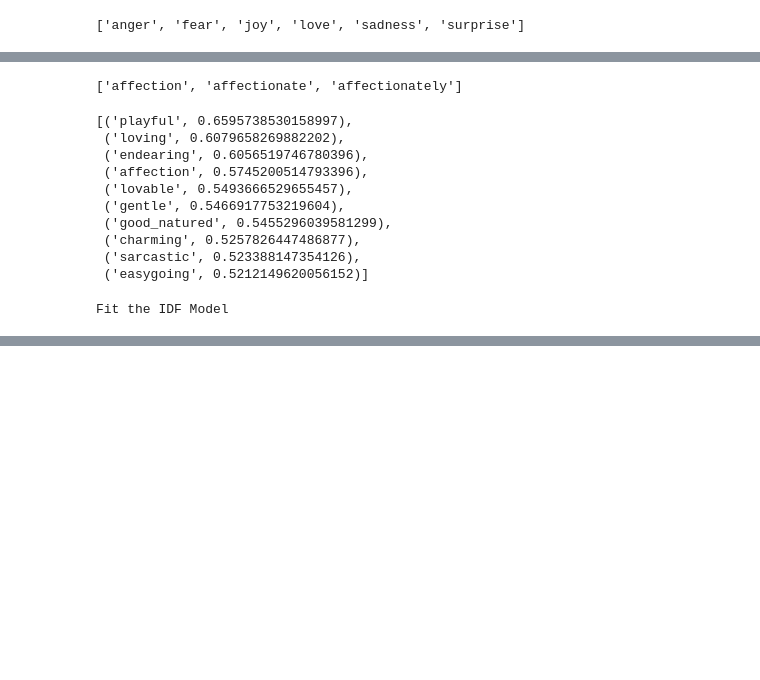
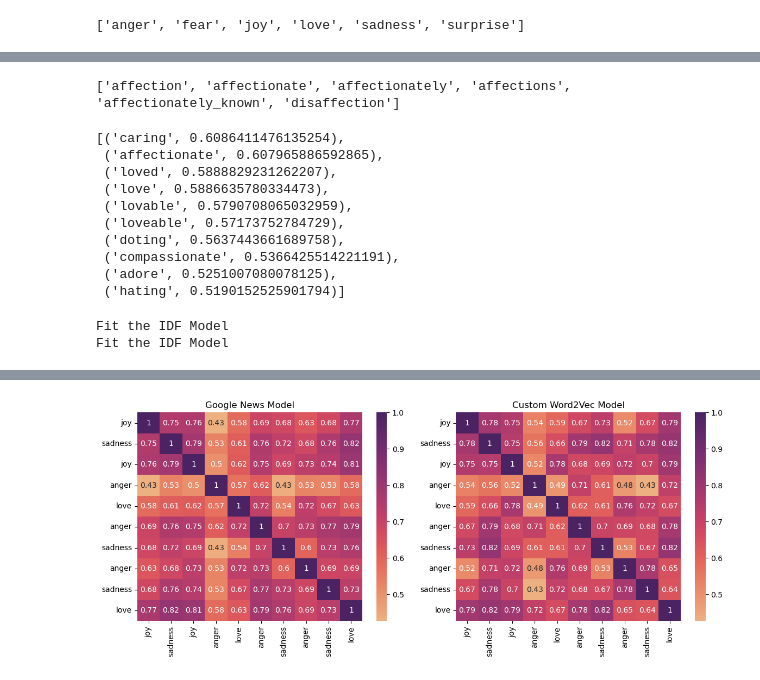
Before and after one commit to garimasc/emotional_classification, a Jupyter notebook: word2vec.ipynb, the cells around one changed output, grey strips where cells are left out. Saved outputs shown, nothing was run; the diff lists cells and outputs as text; code cells hidden in the pictures; blank space fills up the shorter version.

Commit message:
compare custom vs Google word2vec

```diff
--- a/word2vec.ipynb
+++ b/word2vec.ipynb
@@ -90,15 +90,18 @@ emotions
 X_train,X_test, y_train, y_test = train_test_split(data['text'], data['label'], random_state=0,
                                                    test_size= 0.3, stratify= data['label'])
 # %%
-def preprocess(X):
+def preprocess(X, remove_stopwords= False):
     w2v_data = []
     for tt in X:
-        w2v_data.append([ww for ww in word_tokenize(tt.lower()) if ww not in stop_words])
+        if remove_stopwords:
+            w2v_data.append([ww for ww in word_tokenize(tt.lower()) if ww not in stop_words])
+        else:
+            w2v_data.append([ww for ww in word_tokenize(tt.lower())])
     return w2v_data
 # %%
-# w2v_train = preprocess(X_train)
-# w2v_test = preprocess(X_test)
+w2v_train = preprocess(X_train, remove_stopwords= True)
+w2v_test = preprocess(X_test, remove_stopwords= True)
 
-model = Word2Vec(w2v_train, min_count = 1, window = 2, vector_size= 300)
+model = Word2Vec(w2v_train, min_count = 1, window = 5, vector_size= 300)
 model.wv.most_similar('affectionate')
 # %% [output]
@@ -115,19 +118,19 @@ model.wv.most_similar('affectionate')
 # %%
-goog_wordvecs = KeyedVectors.load_word2vec_format('GoogleNews-vectors-negative300.bin', binary=True, limit=50000)
+goog_wordvecs = KeyedVectors.load_word2vec_format('GoogleNews-vectors-negative300.bin', binary=True, limit=100000)
 print([key for key, value in goog_wordvecs.key_to_index.items() if 'affection' in key])
-goog_wordvecs.most_similar('affectionate')
+goog_wordvecs.most_similar('loving')
 # %% [output]
-['affection', 'affectionate', 'affectionately']
+['affection', 'affectionate', 'affectionately', 'affections', 'affectionately_known', 'disaffection']
-[('playful', 0.6595738530158997),
- ('loving', 0.6079658269882202),
- ('endearing', 0.6056519746780396),
- ('affection', 0.5745200514793396),
- ('lovable', 0.5493666529655457),
- ('gentle', 0.5466917753219604),
- ('good_natured', 0.5455296039581299),
- ('charming', 0.5257826447486877),
- ('sarcastic', 0.523388147354126),
- ('easygoing', 0.5212149620056152)]
+[('caring', 0.6086411476135254),
+ ('affectionate', 0.607965886592865),
+ ('loved', 0.5888829231262207),
+ ('love', 0.5886635780334473),
+ ('lovable', 0.5790708065032959),
+ ('loveable', 0.57173752784729),
+ ('doting', 0.5637443661689758),
+ ('compassionate', 0.5366425514221191),
+ ('adore', 0.5251007080078125),
+ ('hating', 0.5190152525901794)]
 # %%
 # Create a Word2Vec Transformer
 class W2VEmbeddings(TransformerMixin):
@@ -141,6 +144,8 @@ class W2VEmbeddings(TransformerMixin):
             self.max_len = max_len
         elif self.w2v_model is not None:
             self.max_len = self.w2v_model.vector_size
+        else:
+            self.max_len = 100
 
     def fit(self, X, y=None, **fit_params):
         w2v_X = preprocess(X)
@@ -149,7 +154,7 @@ class W2VEmbeddings(TransformerMixin):
             print("Fitting new Word2Vec model on training data.")
             w2v_model = Word2Vec(w2v_X, min_count = 1, window = 3, vector_size= 100)
             self.w2v_model = w2v_model.wv
-            self.max_len = self.w2v_model.vector_size
+            self.max_len = min(self.max_len,self.w2v_model.vector_size)
             print("Done!")
 
         if self.weights == "idf":
@@ -169,11 +174,28 @@ class W2VEmbeddings(TransformerMixin):
     def transform(self, X, y=None, **fit_params):
         X_w2v = []
         for vv in preprocess(X):
-            X_w2v.append(np.mean([self.w2v_model[w] * self.word2weight[w] for w in vv if w in self.w2v_model.key_to_index.keys()]
+            X_w2v.append(np.mean([self.w2v_model[w][:self.max_len] * self.word2weight[w] for w in vv
+                    if w in self.w2v_model.key_to_index.keys()]
                     or [np.zeros(self.max_len)], axis= 0))
         return X_w2v
 # %%
-test_w2v = W2VEmbeddings(weights= 'idf', w2v_model= goog_wordvecs).fit_transform(X_train[:10])
-pd.DataFrame(cosine_similarity(test_w2v), index = y_train[:10], columns= y_train[:10])
+fig,axs = plt.subplots(figsize= (12,5), ncols= 2)
+
+test_goog = W2VEmbeddings(weights= 'idf', w2v_model= goog_wordvecs, max_len= 300).fit_transform(X_train[:10])
+sns.heatmap(pd.DataFrame(cosine_similarity(test_goog), index = y_train[:10], columns= y_train[:10]), annot= True,
+            cmap= sns.color_palette("flare", as_cmap=True), ax= axs[0])
+axs[0].set_xlabel('')
+axs[0].set_ylabel('')
+axs[0].set_title("Google News Model")
+
+test_custom = W2VEmbeddings(weights= 'idf', w2v_model= model.wv).fit_transform(X_train[:10])
+sns.heatmap(pd.DataFrame(cosine_similarity(test_custom), index = y_train[:10], columns= y_train[:10]), annot= True,
+            cmap= sns.color_palette("flare", as_cmap=True), ax= axs[1])
+axs[1].set_xlabel('')
+axs[1].set_ylabel('')
+axs[1].set_title("Custom Word2Vec Model")
+
+plt.tight_layout();
 # %% [output]
 Fit the IDF Model
+Fit the IDF Model
@@ -192,2 +202,3 @@ Fit the IDF Model
+[figure, added]
 # %%
 pipe_svm = Pipeline([
```
Also changed, not shown: parts of 7 cells of this notebook.
